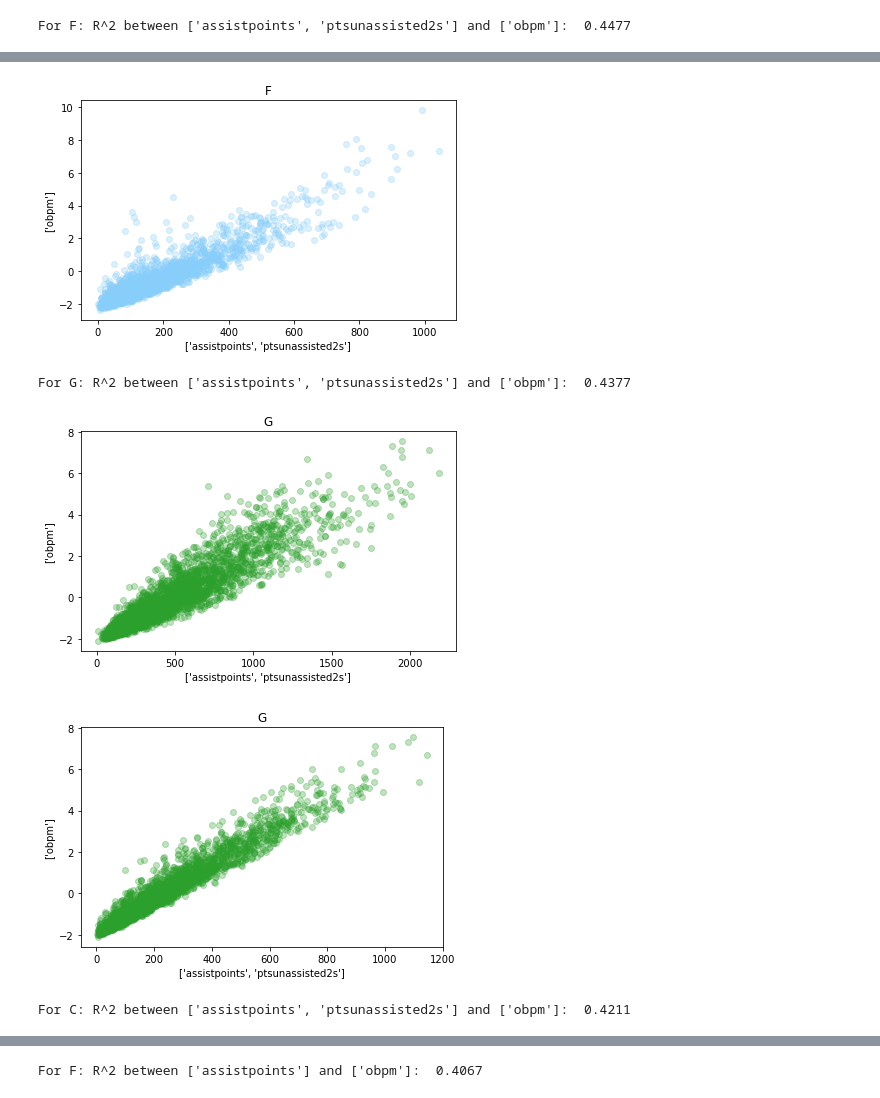
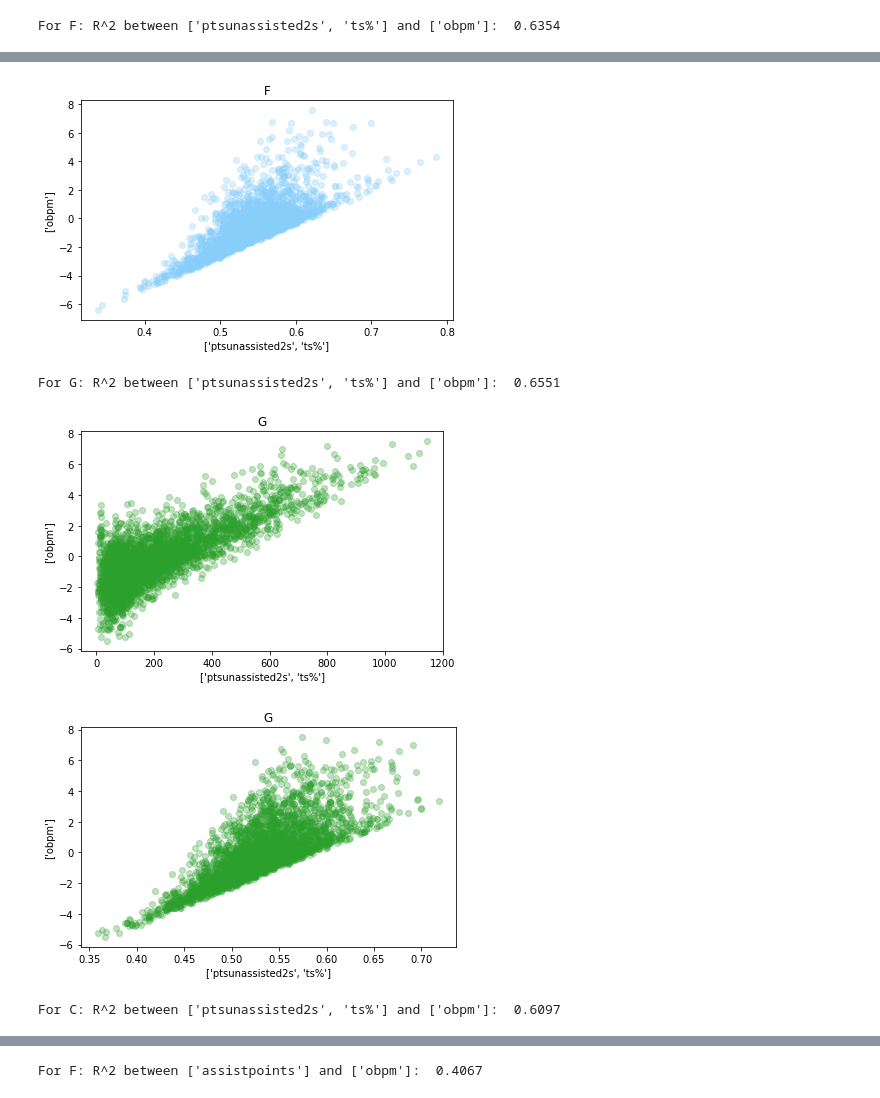
Before and after one commit to MAhram1/INFO-2950-Project, a Jupyter notebook: NBA_Data_Analysis.ipynb, the cells around one changed output, grey strips where cells are left out. Drawn from its saved outputs; the diff is of its cells as text; code cells hidden in the pictures.

```diff
--- a/NBA_Data_Analysis.ipynb
+++ b/NBA_Data_Analysis.ipynb
@@ -102 +130,4 @@ nba = nba.replace({'team':{
+# %%
+# Adding percentage of games started
+nba.insert(6,'gs%',(nba.gs/nba.g).round(decimals=3))
 # %%
@@ -255,4 +334,4 @@ def nVarLinRegbyPos(xvar, yvar):
 # %%
-nVarLinRegbyPos(['assistpoints', 'ptsunassisted2s'], ['obpm'])
+nVarLinRegbyPos(['ptsunassisted2s', 'ts%'], ['obpm'])
 # %% [output]
-For F: R^2 between ['assistpoints', 'ptsunassisted2s'] and ['obpm']:  0.4477
+For F: R^2 between ['ptsunassisted2s', 'ts%'] and ['obpm']:  0.6354
@@ -260,5 +339,5 @@ For F: R^2 between ['assistpoints', 'ptsunassisted2s'] and ['obpm']:  0.4477
-[figure, old version]
+[figure, new version]
-For G: R^2 between ['assistpoints', 'ptsunassisted2s'] and ['obpm']:  0.4377
+For G: R^2 between ['ptsunassisted2s', 'ts%'] and ['obpm']:  0.6551
-[figure, old version]
+[figure, new version]
-[figure, old version]
+[figure, new version]
-For C: R^2 between ['assistpoints', 'ptsunassisted2s'] and ['obpm']:  0.4211
+For C: R^2 between ['ptsunassisted2s', 'ts%'] and ['obpm']:  0.6097
```
Also changed, not shown: parts of 48 cells of this notebook.
